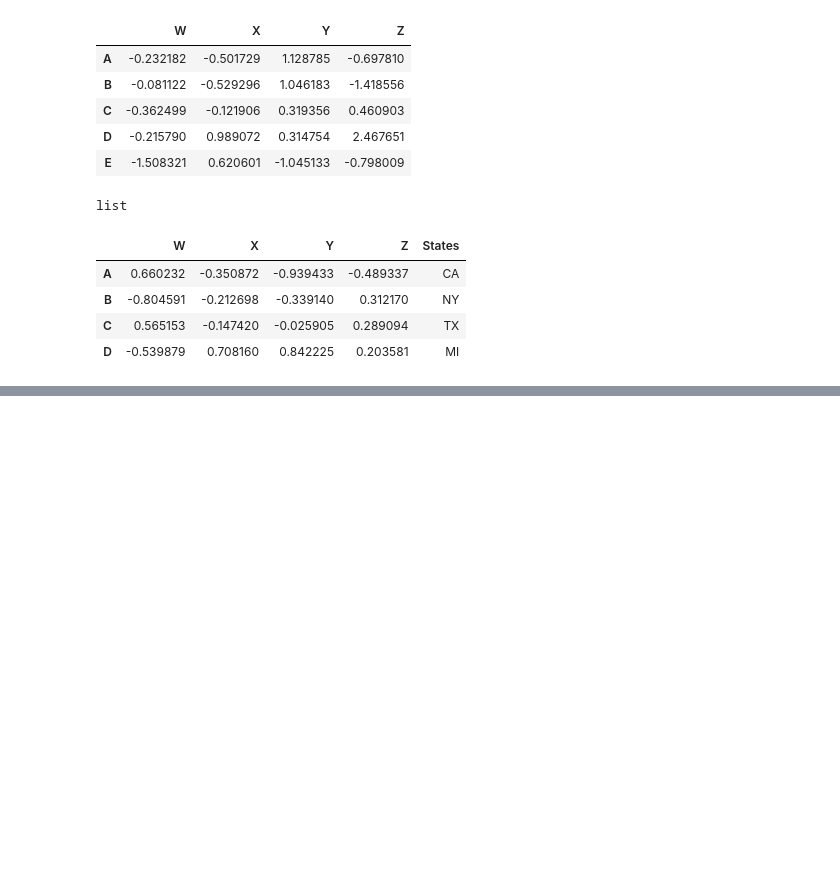
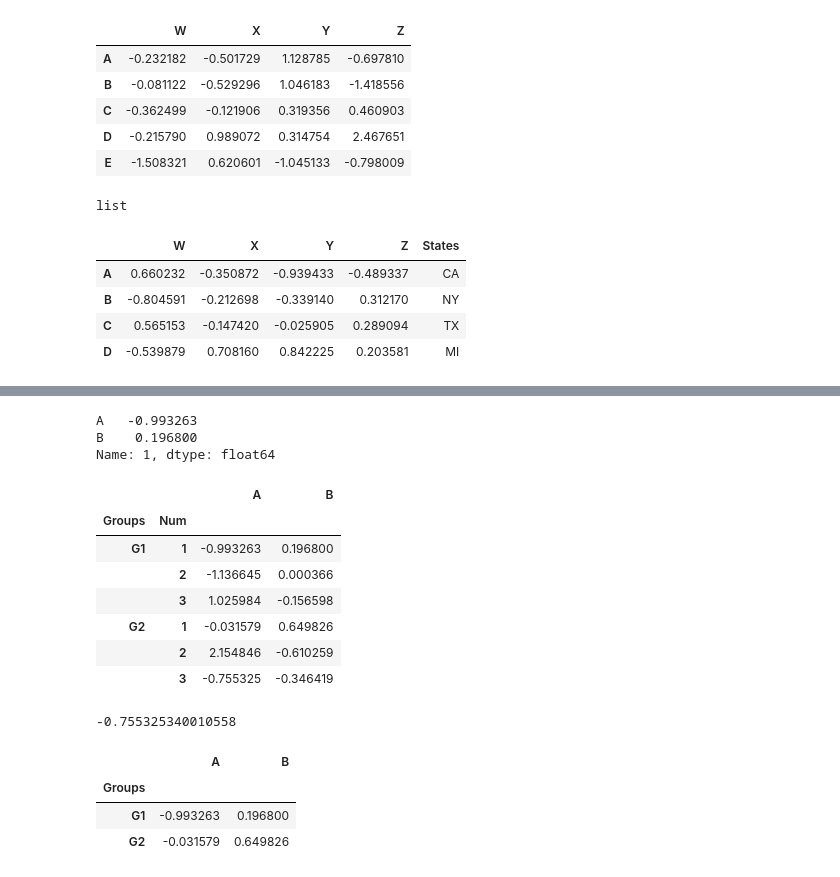
Before and after one commit to samirdave1992/Python-Bootcamp, a Jupyter notebook: Pandas.ipynb, the cells around one changed output, grey strips where cells are left out. Saved outputs shown, nothing was run; the diff lists cells and outputs as text; code cells hidden in the pictures; blank space fills up the shorter version.

```diff
--- a/Pandas.ipynb
+++ b/Pandas.ipynb
@@ -321,0 +435,2 @@ df
+# %%
+hier_index=pd.MultiIndex.from_tuples(hier_index)
@@ -321,0 +447,2 @@ df
+# %%
+df=pd.DataFrame(randn(6,2),hier_index,['A','B'])
@@ -321,0 +459,32 @@ df
+# %%
+df.loc['G1'].loc[1]
+# %% [output]
+A   -0.993263
+B    0.196800
+Name: 1, dtype: float64
+# %%
+df.index.names=['Groups','Num']
+# %%
+df
+# %% [output]
+|  |  | A | B |
+| Groups | Num |  |  |
+| G1 | 1 | -0.993263 | 0.196800 |
+|  | 2 | -1.136645 | 0.000366 |
+|  | 3 | 1.025984 | -0.156598 |
+| G2 | 1 | -0.031579 | 0.649826 |
+|  | 2 | 2.154846 | -0.610259 |
+|  | 3 | -0.755325 | -0.346419 |
+# %%
+df.loc['G2'].loc[3]['A']
+# %% [output]
+-0.755325340010558
+# %%
+#To skip primary index
+
+df.xs(1, level='Num')
+# %% [output]
+|  | A | B |
+| Groups |  |  |
+| G1 | -0.993263 | 0.196800 |
+| G2 | -0.031579 | 0.649826 |
```
Also changed, not shown: parts of 27 cells of this notebook, 9 other files.
